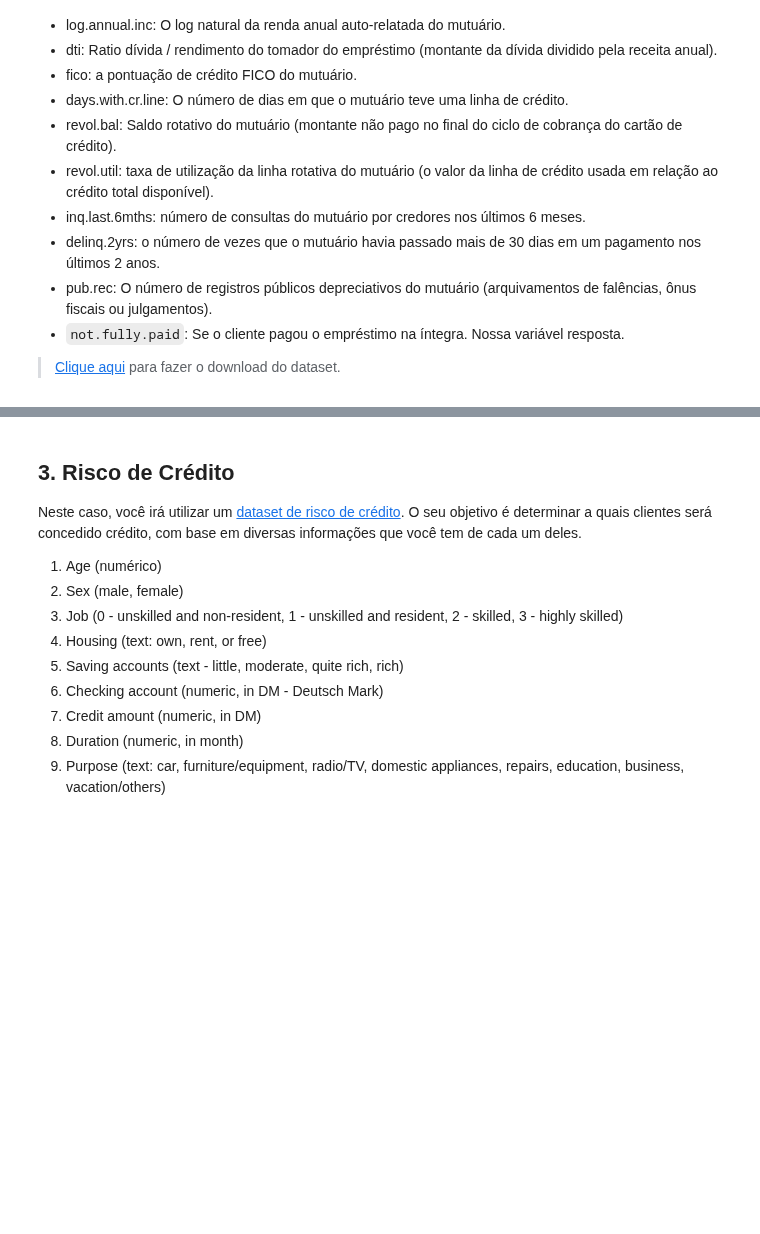
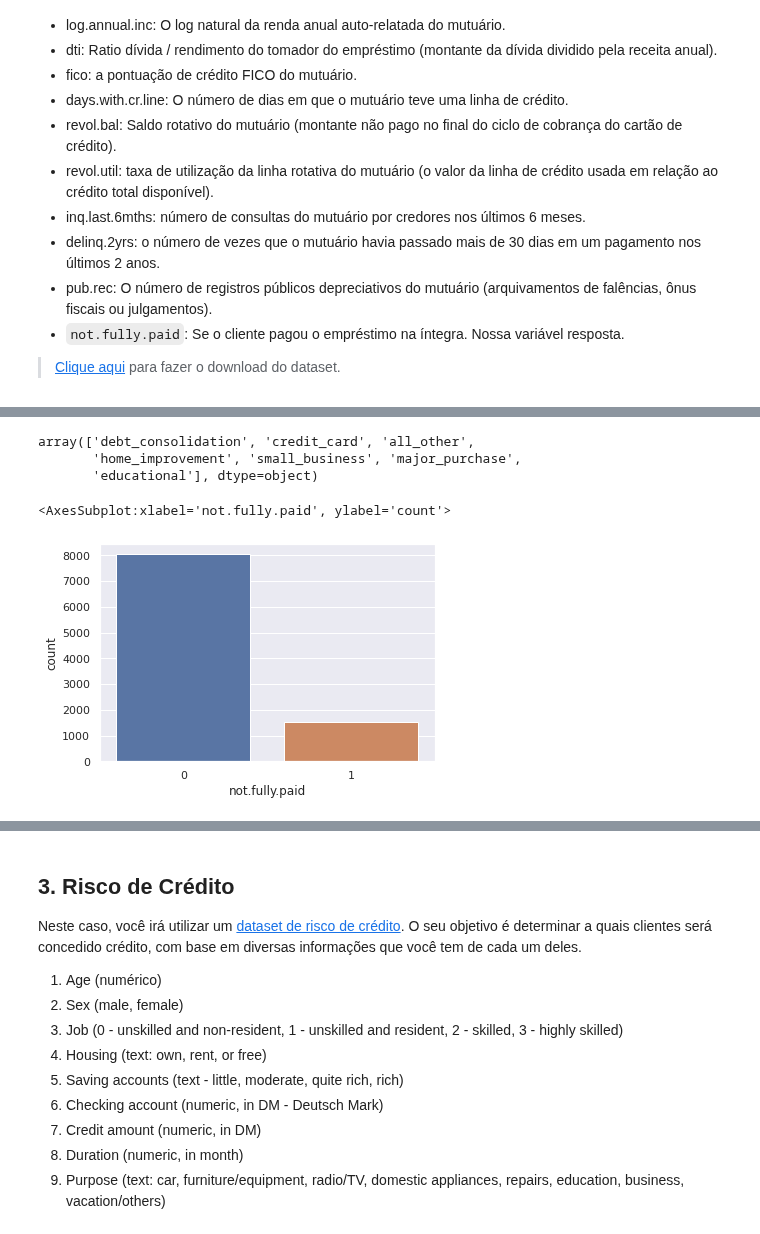
Before and after one commit to walisson-silva-ada/827-data-science, a Jupyter notebook: Exercícios/[Solução] 3. Regressão Logística e Árvore de Decisão.ipynb, the cells around one changed output, grey strips where cells are left out. Saved outputs shown, nothing was run; the diff lists cells and outputs as text; code cells hidden in the pictures; blank space fills up the shorter version.

```diff
--- a/Exercícios/[Solução] 3. Regressão Logística e Árvore de Decisão.ipynb
+++ b/Exercícios/[Solução] 3. Regressão Logística e Árvore de Decisão.ipynb
@@ -322,3 +322,5 @@ Aqui estão o que as colunas representam:
 * `not.fully.paid`: Se o cliente pagou o empréstimo na íntegra. Nossa variável resposta.
 
 > [Clique aqui](https://s3-sa-east-1.amazonaws.com/lcpi/5e9ae1dc-5f52-4ba4-a997-a1c1614d5e05.csv) para fazer o download do dataset.
+# %%
+df = pd.read_csv('https://s3-sa-east-1.amazonaws.com/lcpi/5e9ae1dc-5f52-4ba4-a997-a1c1614d5e05.csv')
@@ -324,0 +368,11 @@ Aqui estão o que as colunas representam:
+# %%
+df.purpose.unique()
+# %% [output]
+array(['debt_consolidation', 'credit_card', 'all_other',
+       'home_improvement', 'small_business', 'major_purchase',
+       'educational'], dtype=object)
+# %%
+sns.countplot(x=df['not.fully.paid'])
+# %% [output]
+<AxesSubplot:xlabel='not.fully.paid', ylabel='count'>
+[figure, added]
```
Also changed, not shown: parts of 59 cells of this notebook.
